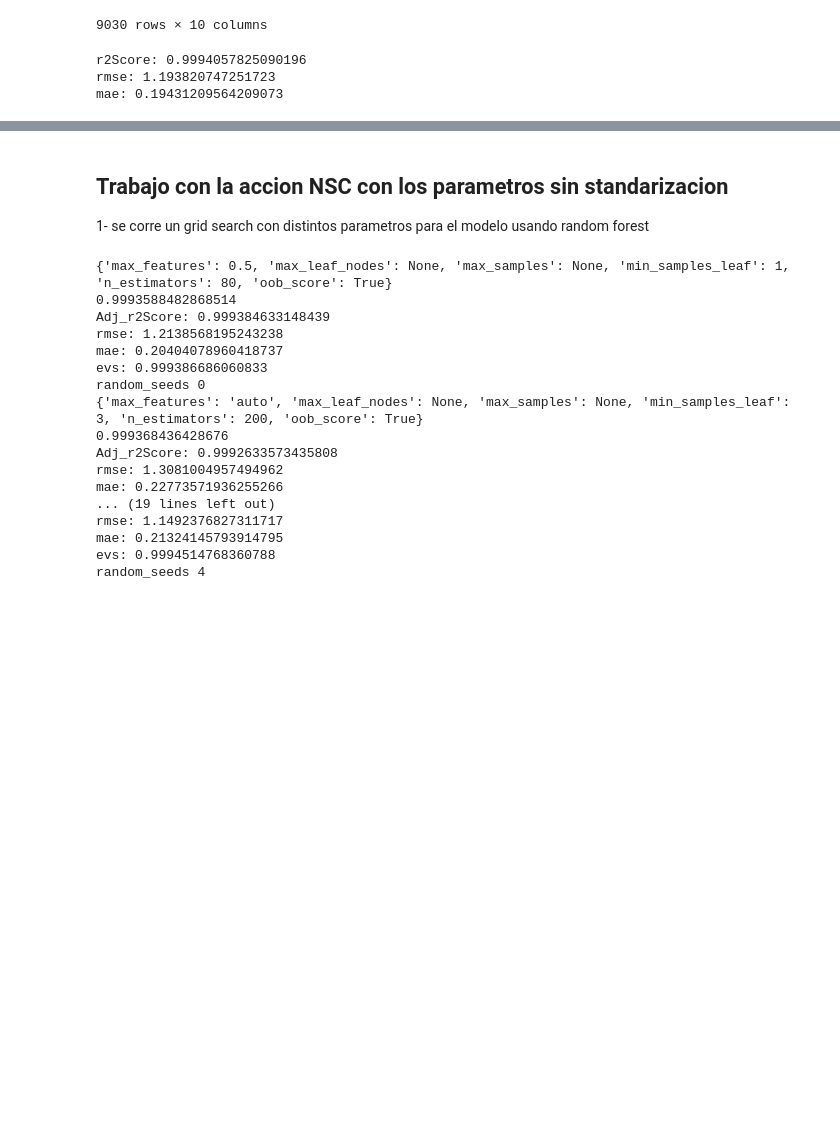
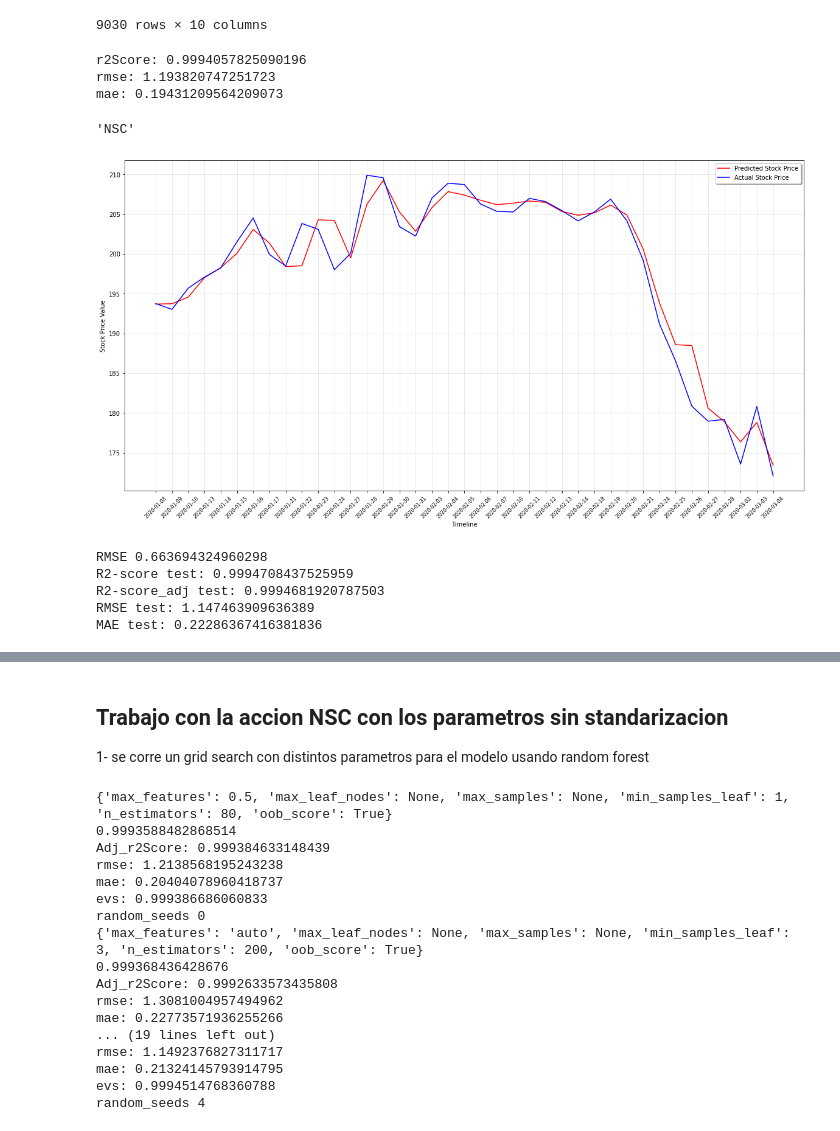
Before and after one commit to joseuribe0624/stocks-prections, a Jupyter notebook: codes/technical_codes/technicalperstock.ipynb, the cells around one changed output, grey strips where cells are left out. Saved outputs shown, nothing was run; the diff lists cells and outputs as text; code cells hidden in the pictures; blank space fills up the shorter version.

Commit message:
cambios en el tecnico en el scaler se deben de organizar los archviso aun mas

```diff
--- a/codes/technical_codes/technicalperstock.ipynb
+++ b/codes/technical_codes/technicalperstock.ipynb
@@ -98,0 +101,19 @@ for i in attributes_to_erase:
+# %%
+X = data.drop(['CloseNext'], level=0, axis=1)
+y = data['CloseNext']
+# %%
+def dfM(stockName, X):
+    scaler = StandardScaler()
+    Xsc = scaler.fit_transform(X.xs(stockName, level=1, axis=1))
+    df = pd.DataFrame(data = Xsc, columns = X.xs(stockName, level=1, axis=1).columns, index=X.xs(stockName, level=1, axis=1).index)
+    df['CloseNext'] = y[stockName].values
+    return df
+# %%
+stock_sel = ['NSC', 'GL', 'PEP', 'BDX', 'IBM']
+all_data = pd.DataFrame()
+for stock in stock_sel:
+    df2 = dfM(stock, X)
+    df2.columns = pd.MultiIndex.from_product([df2.columns, [stock]], names=['Attributes', 'Symbol'])
+    all_data = pd.concat([all_data, df2], axis=1).sort_index(axis=1)
+
+all_data
@@ -146,3 +182,64 @@ print("mae:",mae)
 r2Score: 0.9994057825090196
 rmse: 1.193820747251723
 mae: 0.19431209564209073
+# %%
+for stock in ['NSC', 'GL', 'PEP', 'BDX', 'IBM']:
+    display(stock)
+    df = all_data.xs(stock, level=1, axis=1)
+    df.sort_index(ascending=True, inplace=True)
+
+    X_scaled = np.array(df.drop(['CloseNext'], axis=1))
+    y_scaled = np.array(df['CloseNext'])
+    # Split the df into 80% training and 20% testing
+
+    Params = {'max_features': 0.5, 'max_leaf_nodes': None, 'max_samples': None, 'min_samples_leaf': 1, 'n_estimators': 80, 'oob_score': True}
+
+    X_train, X_test, y_train, y_test = train_test_split(X_scaled, y_scaled, test_size=0.2, random_state=4)
+    y_train = y_train.ravel()
+    y_test = y_test.ravel()
+
+    clf = RandomForestRegressor(max_features= Params['max_features'], max_leaf_nodes= Params['max_leaf_nodes'], max_samples= Params['max_samples'], min_samples_leaf= Params['min_samples_leaf'], n_estimators=Params['n_estimators'], oob_score= Params['oob_score'])
+    clf.fit(X_train,y_train)
+    PRED = clf.predict(X_scaled)
+
+    #Visualization
+    #params = str(Params)
+    # Chage on attributes and no change on PricePerShare
+    # Reduced attributes v2
+    # TSCO
+
+    # Plot parameters
+    START_DATE_FOR_PLOTTING = '2020-01-08'
+    ENDING_DATE_FOR_PLOTTING = '2020-03-05'
+    START_INDEX = df.index.get_loc(START_DATE_FOR_PLOTTING)
+    ENDING_INDEX = df.index.get_loc(ENDING_DATE_FOR_PLOTTING)
+    fig1,ax1 = plt.subplots(figsize=(20,10))
+
+
+    plt.plot(df.index[START_INDEX:ENDING_INDEX], PRED[START_INDEX:ENDING_INDEX], color='red', label='Predicted Stock Price')
+    plt.plot(df.index[START_INDEX:ENDING_INDEX], y_scaled[START_INDEX:ENDING_INDEX], color='b', label='Actual Stock Price')
+
+    #plt.axvline(x = df.index[-5], color='green', linewidth=2, linestyle='--')
+
+    plt.grid(which='major', color='#cccccc', alpha=0.5)
+
+    plt.legend(shadow=True)
+    #plt.title(params, family='DejaVu Sans', fontsize=12)
+    plt.xlabel('Timeline', family='DejaVu Sans', fontsize=10)
+    plt.ylabel('Stock Price Value', family='DejaVu Sans', fontsize=10)
+    plt.xticks(rotation=45, fontsize=8)
+    plt.show()
+
+    print("RMSE",mean_squared_error(y_scaled, PRED, squared=False))
+    print("R2-score test:",r2_score(y_test, clf.predict(X_test)))
+    print("R2-score_adj test:",1-(1-r2_score(y_test, clf.predict(X_test)))*(len(y_test)-1)/(len(y_test)-9-1))
+    print("RMSE test:",mean_squared_error(y_test, clf.predict(X_test), squared=False))
+    print("MAE test:",median_absolute_error(y_test, clf.predict(X_test)))
+# %% [output]
+'NSC'
+[figure, added]
+RMSE 0.663694324960298
+R2-score test: 0.9994708437525959
+R2-score_adj test: 0.9994681920787503
+RMSE test: 1.147463909636389
+MAE test: 0.22286367416381836
```
Also changed, not shown: parts of 5 cells of this notebook.
